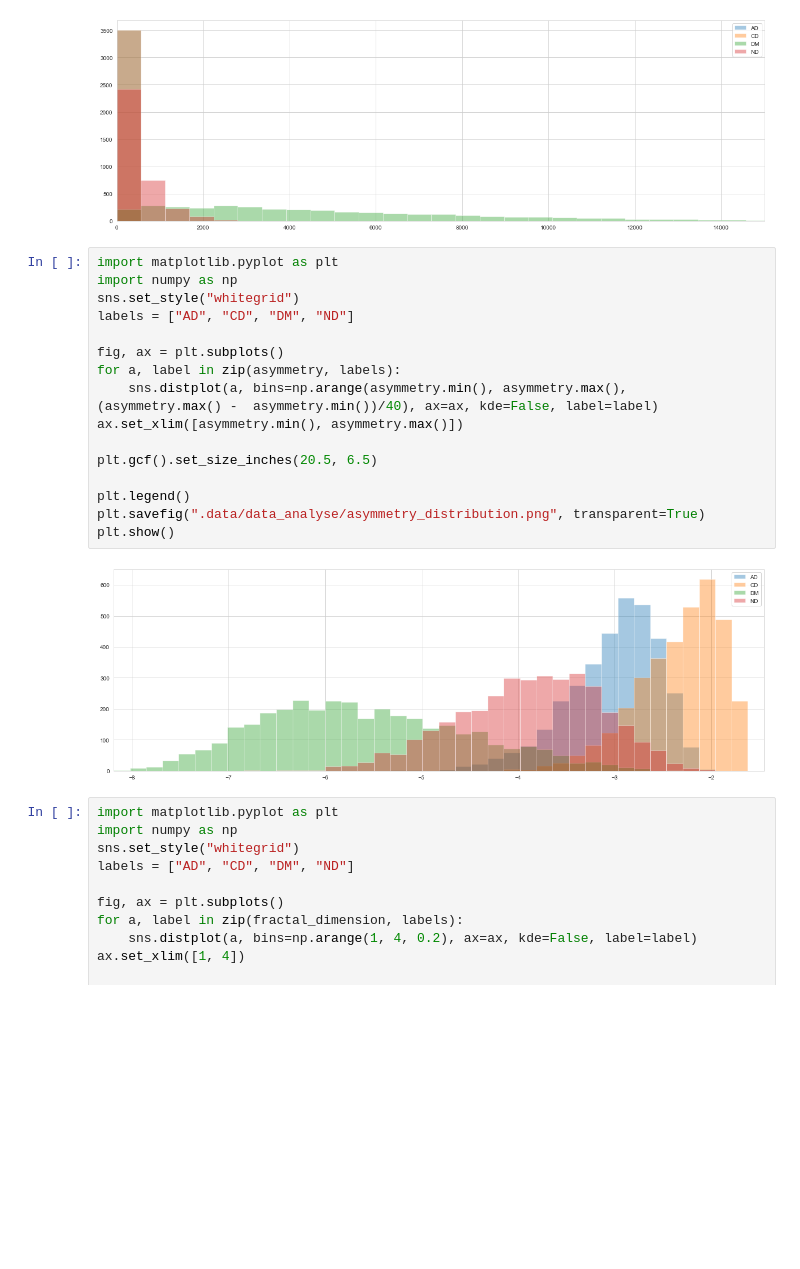
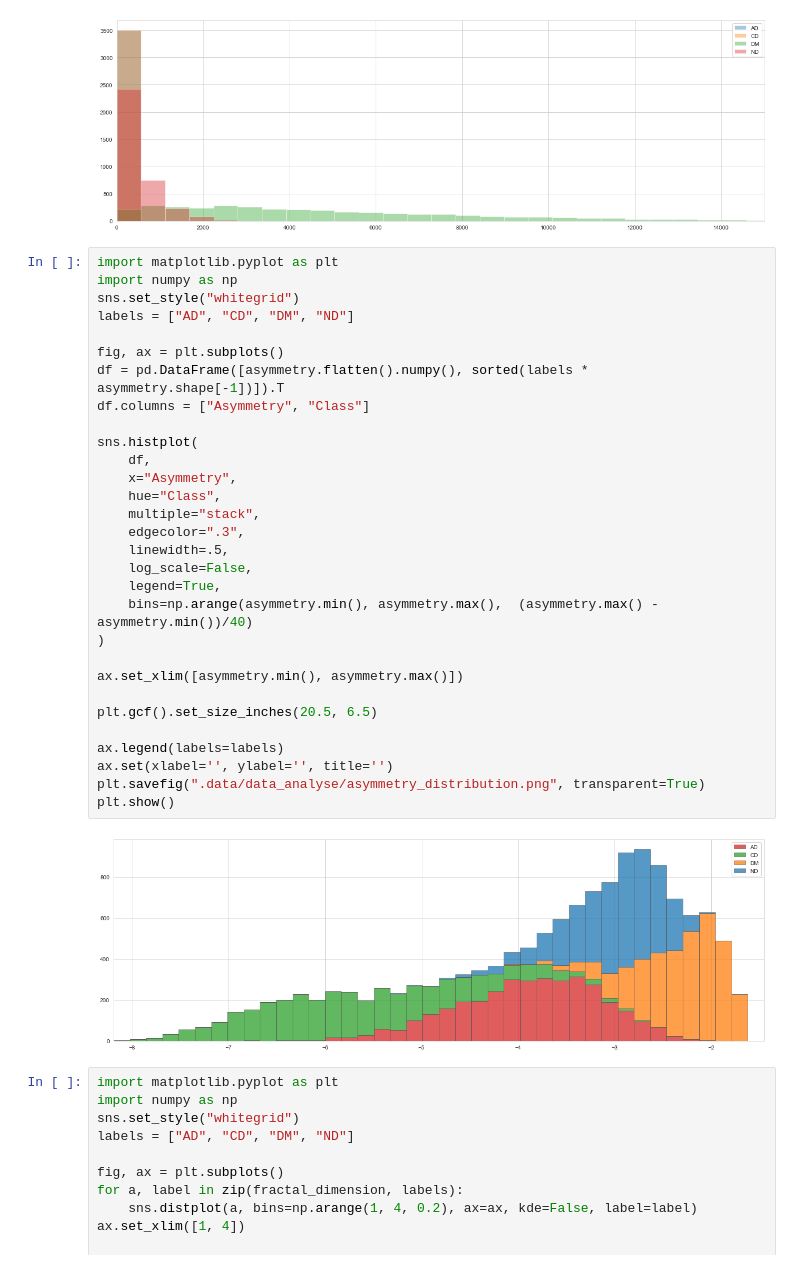
Before and after one commit to milySW/NNResearchAPI, a Jupyter notebook: notebooks/data.ipynb, the cells around one changed output. Drawn from its saved outputs; the diff is of its cells as text; blank space fills up the shorter version.

```diff
--- a/notebooks/data.ipynb
+++ b/notebooks/data.ipynb
@@ -146,21 +200,35 @@ plt.show()
 # %%
 import matplotlib.pyplot as plt
 import numpy as np
 sns.set_style("whitegrid")
 labels = ["AD", "CD", "DM", "ND"]
 
 fig, ax = plt.subplots()
-for a, label in zip(asymmetry, labels):
-    sns.distplot(a, bins=np.arange(asymmetry.min(), asymmetry.max(),  (asymmetry.max() -  asymmetry.min())/40), ax=ax, kde=False, label=label)
+df = pd.DataFrame([asymmetry.flatten().numpy(), sorted(labels * asymmetry.shape[-1])]).T
+df.columns = ["Asymmetry", "Class"]
+
+sns.histplot(
+    df,
+    x="Asymmetry",
+    hue="Class",
+    multiple="stack",
+    edgecolor=".3",
+    linewidth=.5,
+    log_scale=False,
+    legend=True,
+    bins=np.arange(asymmetry.min(), asymmetry.max(),  (asymmetry.max() -  asymmetry.min())/40)
+)
+
 ax.set_xlim([asymmetry.min(), asymmetry.max()])
 
 plt.gcf().set_size_inches(20.5, 6.5)
 
-plt.legend()
+ax.legend(labels=labels)
+ax.set(xlabel='', ylabel='', title='')
 plt.savefig(".data/data_analyse/asymmetry_distribution.png", transparent=True)
 plt.show()
 # %% [output]
-[figure, old version]
+[figure, new version]
 # %%
 import matplotlib.pyplot as plt
 import numpy as np
```
Also changed, not shown: parts of 3 cells of this notebook, 7 other files.
